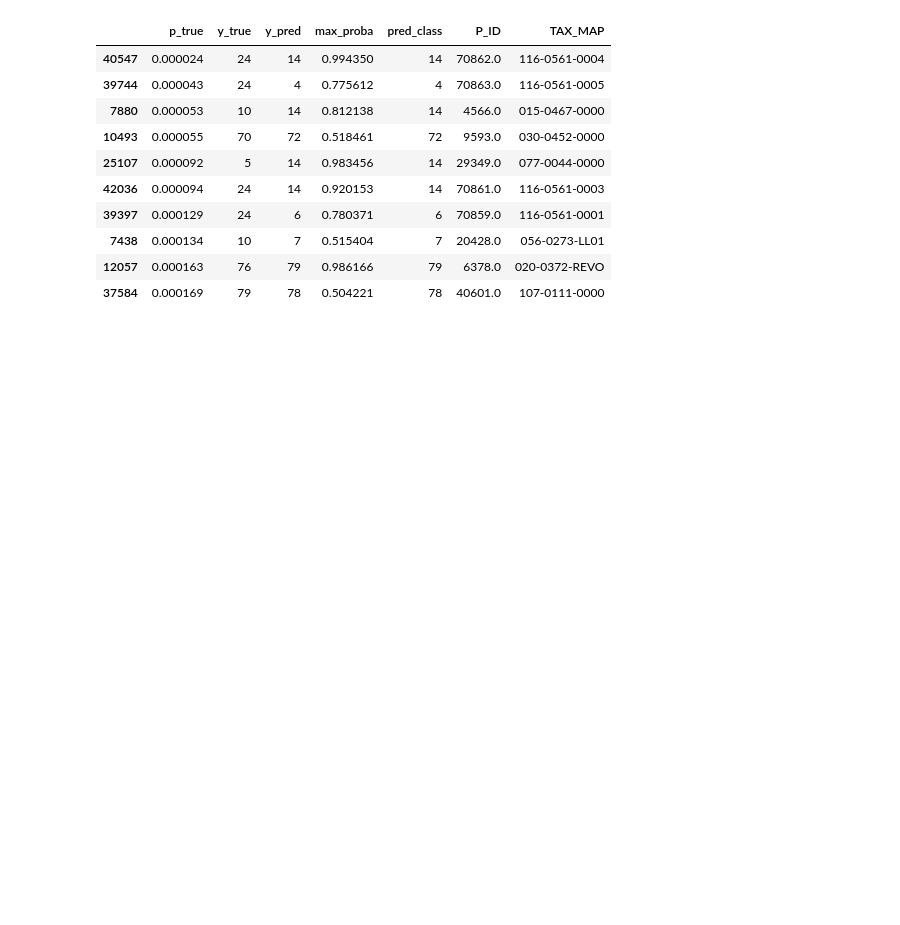
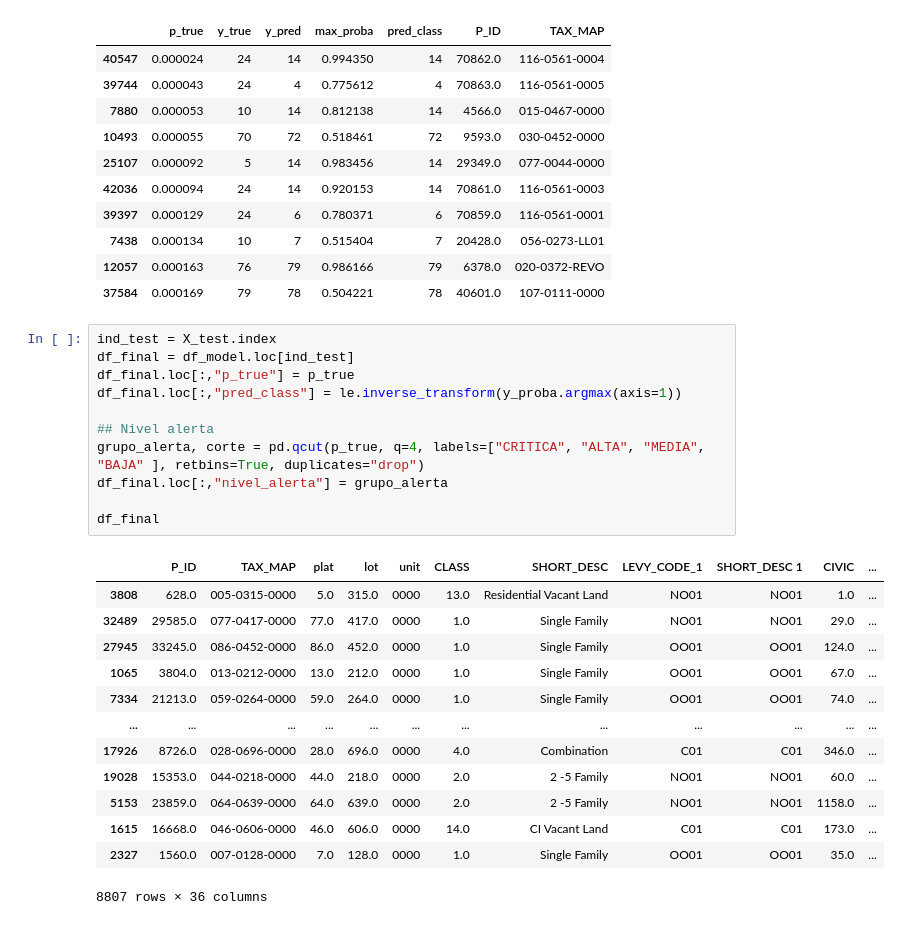
Before and after one commit to juanorion1/Prueba_Tributi, a Jupyter notebook: notebooks/data_prep_best_model.ipynb, the cells around one changed output. Saved outputs shown, nothing was run; the diff lists cells and outputs as text; blank space fills up the shorter version.

```diff
--- a/notebooks/data_prep_best_model.ipynb
+++ b/notebooks/data_prep_best_model.ipynb
@@ -492,3 +473,28 @@ df_top10
 | 7438 | 0.000134 | 10 | 7 | 0.515404 | 7 | 20428.0 | 056-0273-LL01 |
 | 12057 | 0.000163 | 76 | 79 | 0.986166 | 79 | 6378.0 | 020-0372-REVO |
 | 37584 | 0.000169 | 79 | 78 | 0.504221 | 78 | 40601.0 | 107-0111-0000 |
+# %%
+ind_test = X_test.index
+df_final = df_model.loc[ind_test]
+df_final.loc[:,"p_true"] = p_true
+df_final.loc[:,"pred_class"] = le.inverse_transform(y_proba.argmax(axis=1))
+
+## Nivel alerta
+grupo_alerta, corte = pd.qcut(p_true, q=4, labels=["CRITICA", "ALTA", "MEDIA", "BAJA" ], retbins=True, duplicates="drop")
+df_final.loc[:,"nivel_alerta"] = grupo_alerta
+
+df_final
+# %% [output]
+|  | P_ID | TAX_MAP | plat | lot | unit | CLASS | SHORT_DESC | LEVY_CODE_1 | SHORT_DESC 1 | CIVIC | ... |
+| 3808 | 628.0 | 005-0315-0000 | 5.0 | 315.0 | 0000 | 13.0 | Residential Vacant Land | NO01 | NO01 | 1.0 | ... |
+| 32489 | 29585.0 | 077-0417-0000 | 77.0 | 417.0 | 0000 | 1.0 | Single Family | NO01 | NO01 | 29.0 | ... |
+| 27945 | 33245.0 | 086-0452-0000 | 86.0 | 452.0 | 0000 | 1.0 | Single Family | OO01 | OO01 | 124.0 | ... |
+| 1065 | 3804.0 | 013-0212-0000 | 13.0 | 212.0 | 0000 | 1.0 | Single Family | OO01 | OO01 | 67.0 | ... |
+| 7334 | 21213.0 | 059-0264-0000 | 59.0 | 264.0 | 0000 | 1.0 | Single Family | OO01 | OO01 | 74.0 | ... |
+| ... | ... | ... | ... | ... | ... | ... | ... | ... | ... | ... | ... |
+| 17926 | 8726.0 | 028-0696-0000 | 28.0 | 696.0 | 0000 | 4.0 | Combination | C01 | C01 | 346.0 | ... |
+| 19028 | 15353.0 | 044-0218-0000 | 44.0 | 218.0 | 0000 | 2.0 | 2 -5 Family | NO01 | NO01 | 60.0 | ... |
+| 5153 | 23859.0 | 064-0639-0000 | 64.0 | 639.0 | 0000 | 2.0 | 2 -5 Family | NO01 | NO01 | 1158.0 | ... |
+| 1615 | 16668.0 | 046-0606-0000 | 46.0 | 606.0 | 0000 | 14.0 | CI Vacant Land | C01 | C01 | 173.0 | ... |
+| 2327 | 1560.0 | 007-0128-0000 | 7.0 | 128.0 | 0000 | 1.0 | Single Family | OO01 | OO01 | 35.0 | ... |
+8807 rows × 36 columns
```
Also changed, not shown: parts of 6 cells of this notebook, 1 other file.
